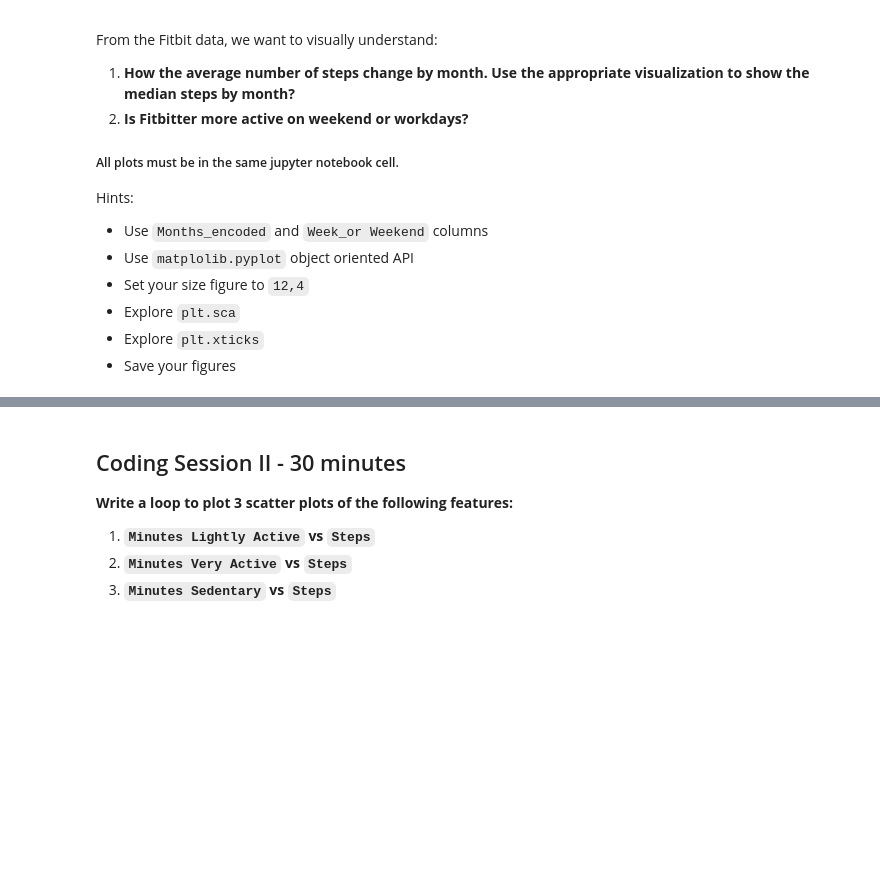
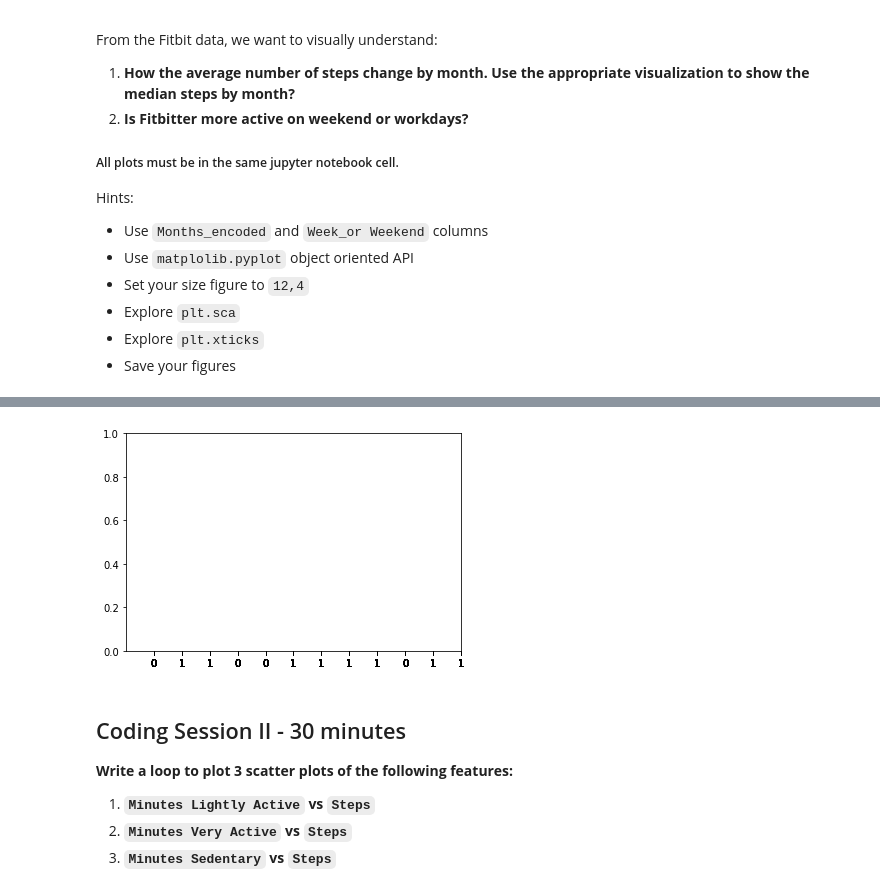
Before and after one commit to ironhack-datalabs/datamad1020-rev, a Jupyter notebook: module-1/lab-matplotlib-seaborn/your-code/challenge-2.ipynb, the cells around one changed output, grey strips where cells are left out. Cells and saved outputs as stored; diff of their text form; code cells hidden in the pictures; blank space fills up the shorter version.

```diff
--- a/module-1/lab-matplotlib-seaborn/your-code/challenge-2.ipynb
+++ b/module-1/lab-matplotlib-seaborn/your-code/challenge-2.ipynb
@@ -44,3 +51,8 @@ Hints:
+# %%
+plt.xticks(fitbit.Months_encoded, fitbit.Work_or_Weekend)
+plt.show()
+# %% [output]
+[figure, added]
 # %% [markdown]
 ## Coding Session II - 30 minutes
 
```
Also changed, not shown: parts of 9 cells of this notebook, 1 other file.
